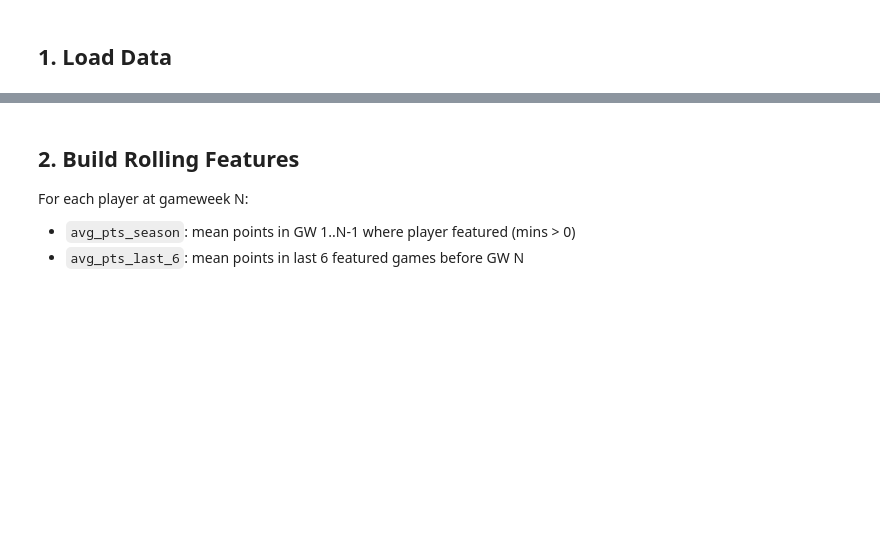
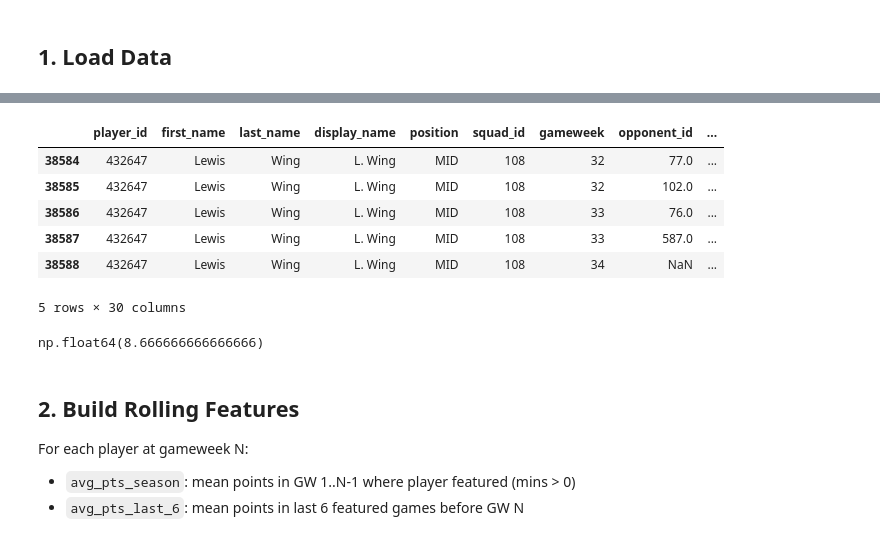
Before and after one commit to JackD141/efl-site, a Jupyter notebook: ml/predict_points.ipynb, the cells around one changed output, grey strips where cells are left out. Cells and saved outputs as stored; diff of their text form; code cells hidden in the pictures; blank space fills up the shorter version.

```diff
--- a/ml/predict_points.ipynb
+++ b/ml/predict_points.ipynb
@@ -50,6 +50,20 @@ Gameweeks: 1-34
 Positions: <StringArray>
 ['MID', 'GK', 'FWD', 'DEF']
 Length: 4, dtype: str
+# %%
+df[df['display_name'] == 'L. Wing'].tail()
+# %% [output]
+|  | player_id | first_name | last_name | display_name | position | squad_id | gameweek | opponent_id | ... |
+| 38584 | 432647 | Lewis | Wing | L. Wing | MID | 108 | 32 | 77.0 | ... |
+| 38585 | 432647 | Lewis | Wing | L. Wing | MID | 108 | 32 | 102.0 | ... |
+| 38586 | 432647 | Lewis | Wing | L. Wing | MID | 108 | 33 | 76.0 | ... |
+| 38587 | 432647 | Lewis | Wing | L. Wing | MID | 108 | 33 | 587.0 | ... |
+| 38588 | 432647 | Lewis | Wing | L. Wing | MID | 108 | 34 | NaN | ... |
+5 rows × 30 columns
+# %%
+df[df['display_name'] == 'L. Wing']['points'].mean()
+# %% [output]
+np.float64(8.666666666666666)
 # %% [markdown]
 ## 2. Build Rolling Features
 
```
Also changed, not shown: parts of 10 cells of this notebook.
